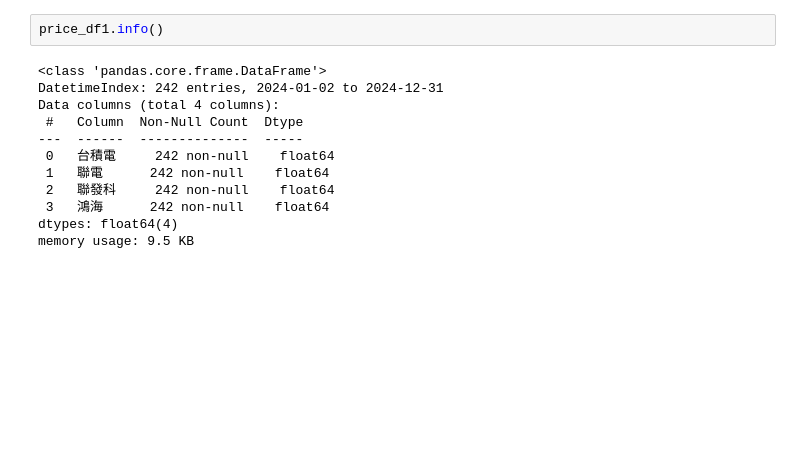
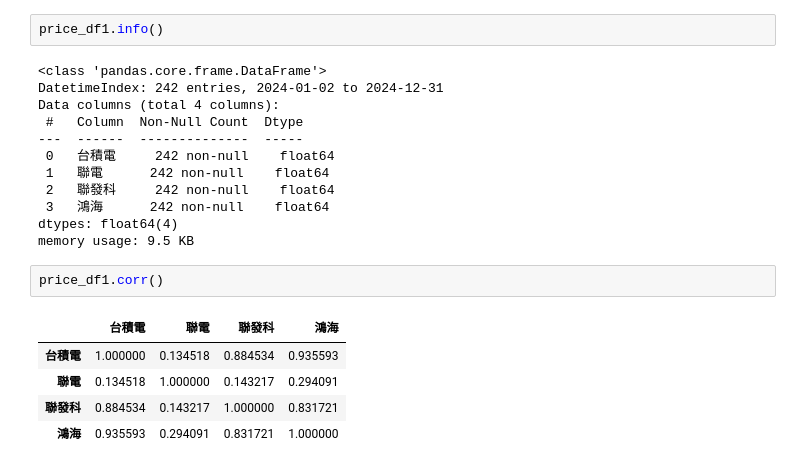
Before and after one commit to futitan/python_analysis, a Jupyter notebook: lesson19/lesson19_3.ipynb, the cells around one changed output. Drawn from its saved outputs; the diff is of its cells as text; blank space fills up the shorter version.

```diff
--- a/lesson19/lesson19_3.ipynb
+++ b/lesson19/lesson19_3.ipynb
@@ -158,3 +158,11 @@ Data columns (total 4 columns):
  3   鴻海      242 non-null    float64
 dtypes: float64(4)
 memory usage: 9.5 KB
+# %%
+price_df1.corr()
+# %% [output]
+|  | 台積電 | 聯電 | 聯發科 | 鴻海 |
+| 台積電 | 1.000000 | 0.134518 | 0.884534 | 0.935593 |
+| 聯電 | 0.134518 | 1.000000 | 0.143217 | 0.294091 |
+| 聯發科 | 0.884534 | 0.143217 | 1.000000 | 0.831721 |
+| 鴻海 | 0.935593 | 0.294091 | 0.831721 | 1.000000 |
```
Also changed, not shown: parts of 6 cells of this notebook, 1 other file.
